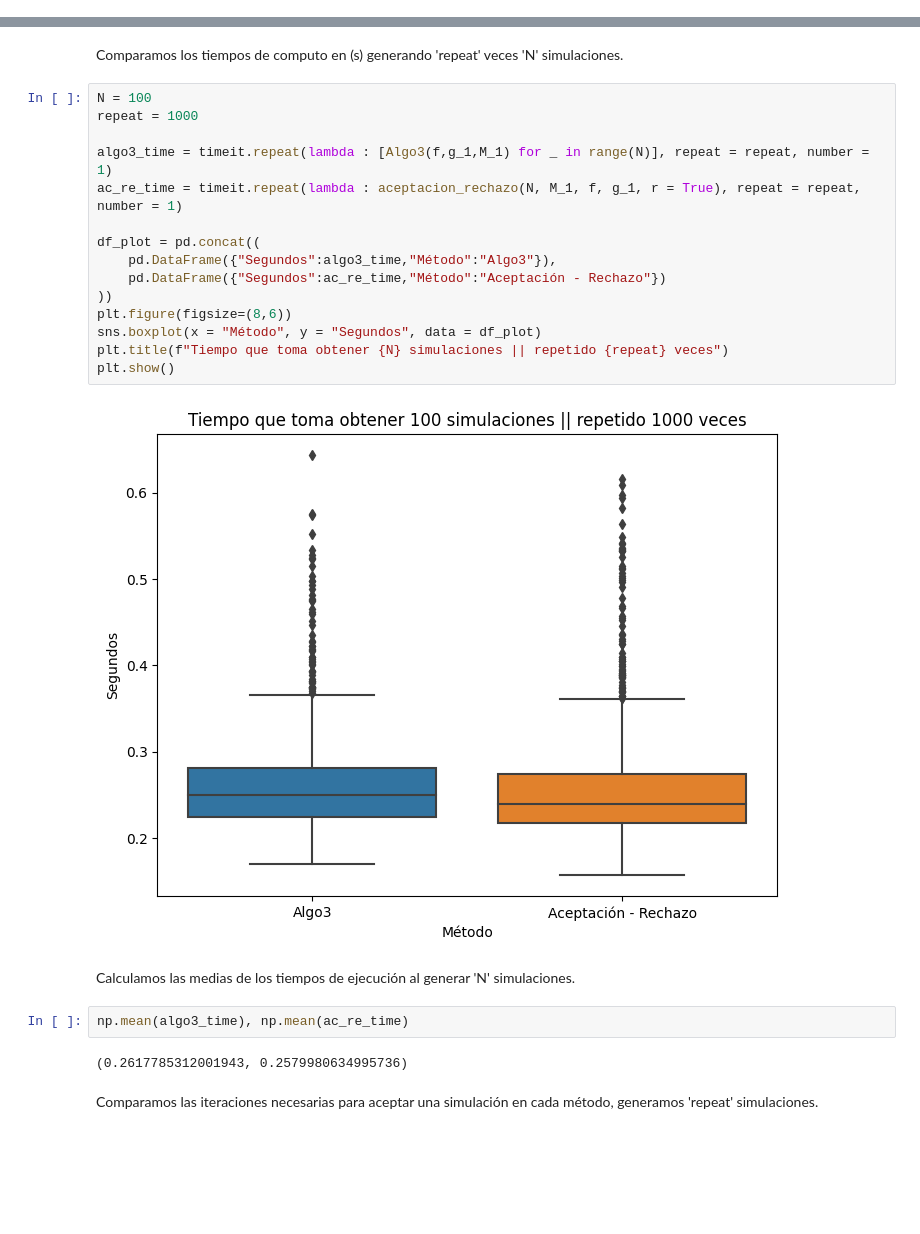
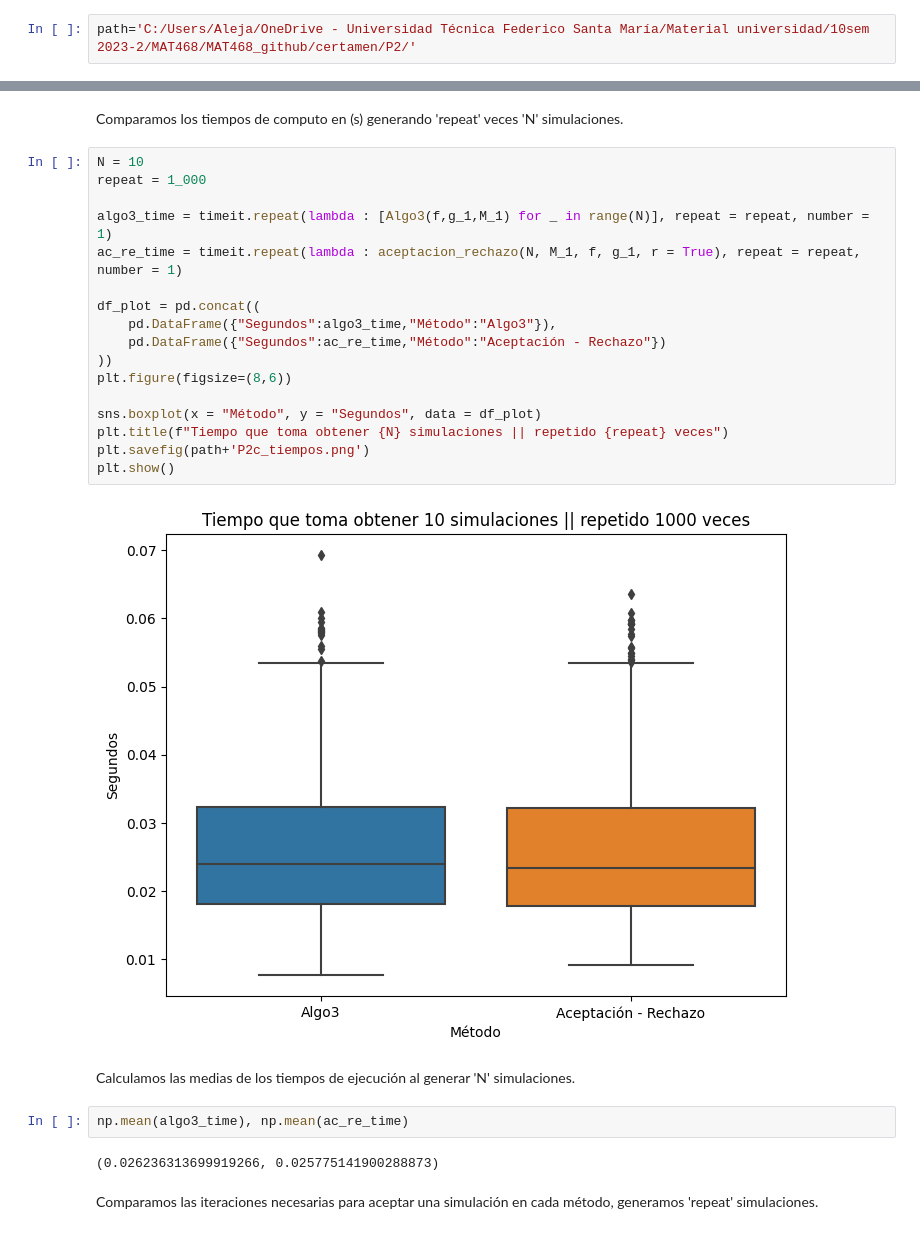
Before and after one commit to AlejandroVillazonG/MAT468, a Jupyter notebook: certamen/P2/P2_c.ipynb, the cells around one changed output, grey strips where cells are left out. Cells and saved outputs as stored; diff of their text form; blank space fills up the shorter version.

Commit message:
P2c save plots
Signed-off-by: AlejandroVillazonG <alejandro.villazon@usm.cl>

```diff
--- a/certamen/P2/P2_c.ipynb
+++ b/certamen/P2/P2_c.ipynb
@@ -126,3 +126,5 @@ Wall time: 24.3 s
+# %%
+path='C:/Users/Aleja/OneDrive - Universidad Técnica Federico Santa María/Material universidad/10sem 2023-2/MAT468/MAT468_github/certamen/P2/'
 # %%
 fig, axs = plt.subplots(1,2,sharex=True, sharey=True, figsize=(10,5))
 
@@ -142,28 +145,30 @@ fig.tight_layout()
 # %% [markdown]
 Comparamos los tiempos de computo en (s) generando 'repeat' veces 'N' simulaciones.
 # %%
-N = 100
-repeat = 1000
+N = 10
+repeat = 1_000
 
 algo3_time = timeit.repeat(lambda : [Algo3(f,g_1,M_1) for _ in range(N)], repeat = repeat, number = 1)
 ac_re_time = timeit.repeat(lambda : aceptacion_rechazo(N, M_1, f, g_1, r = True), repeat = repeat, number = 1)
 
 df_plot = pd.concat((
     pd.DataFrame({"Segundos":algo3_time,"Método":"Algo3"}),
     pd.DataFrame({"Segundos":ac_re_time,"Método":"Aceptación - Rechazo"})
 ))
 plt.figure(figsize=(8,6))
+
 sns.boxplot(x = "Método", y = "Segundos", data = df_plot)
 plt.title(f"Tiempo que toma obtener {N} simulaciones || repetido {repeat} veces")
+plt.savefig(path+'P2c_tiempos.png')
 plt.show()
 # %% [output]
-[figure, old version]
+[figure, new version]
 # %% [markdown]
 Calculamos las medias de los tiempos de ejecución al generar 'N' simulaciones.
 # %%
 np.mean(algo3_time), np.mean(ac_re_time)
 # %% [output]
-(0.2617785312001943, 0.2579980634995736)
+(0.026236313699919266, 0.025775141900288873)
 # %% [markdown]
 Comparamos las iteraciones necesarias para aceptar una simulación en cada método, generamos 'repeat' simulaciones.
 # %%
```
Also changed, not shown: parts of 8 cells of this notebook, 3 other files.
